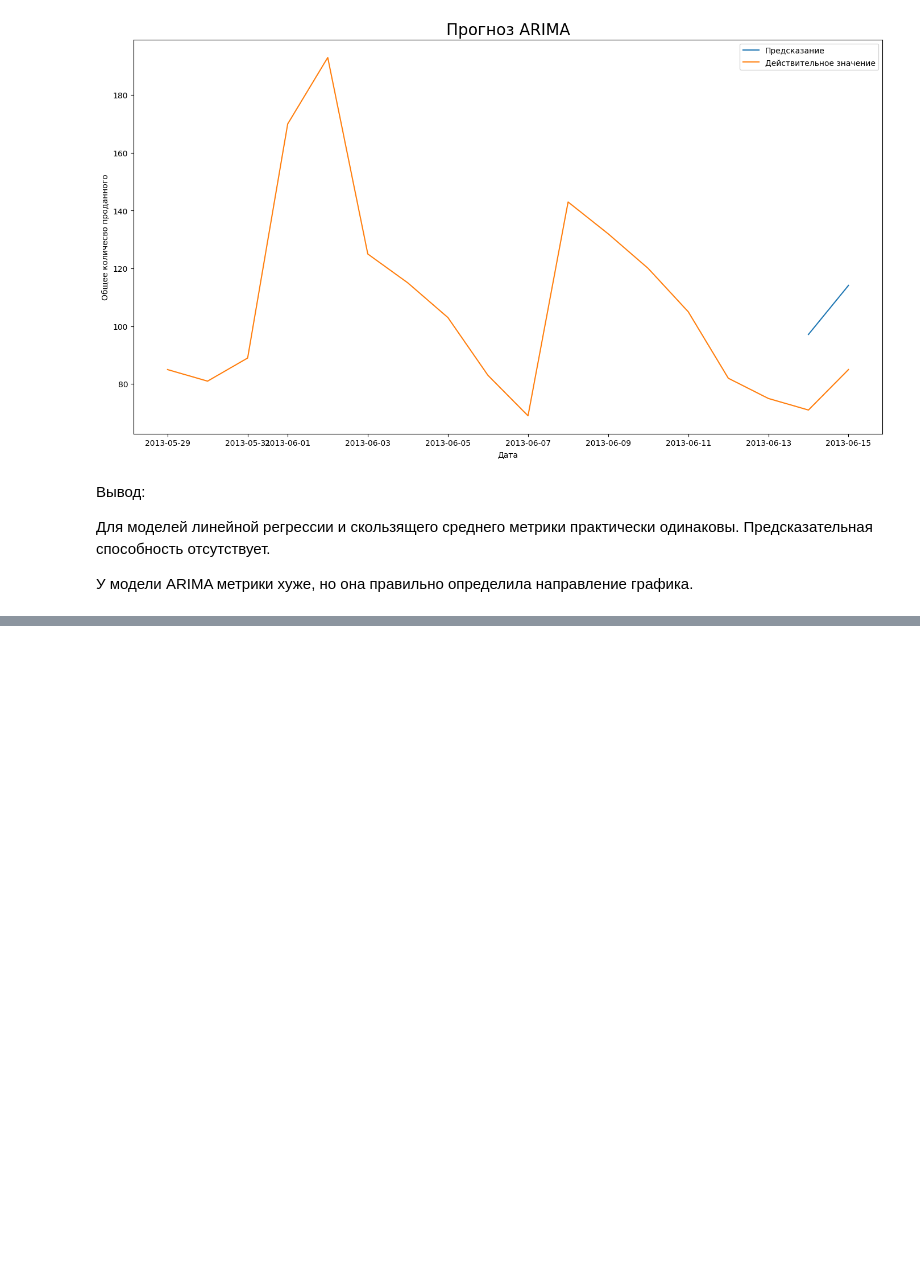
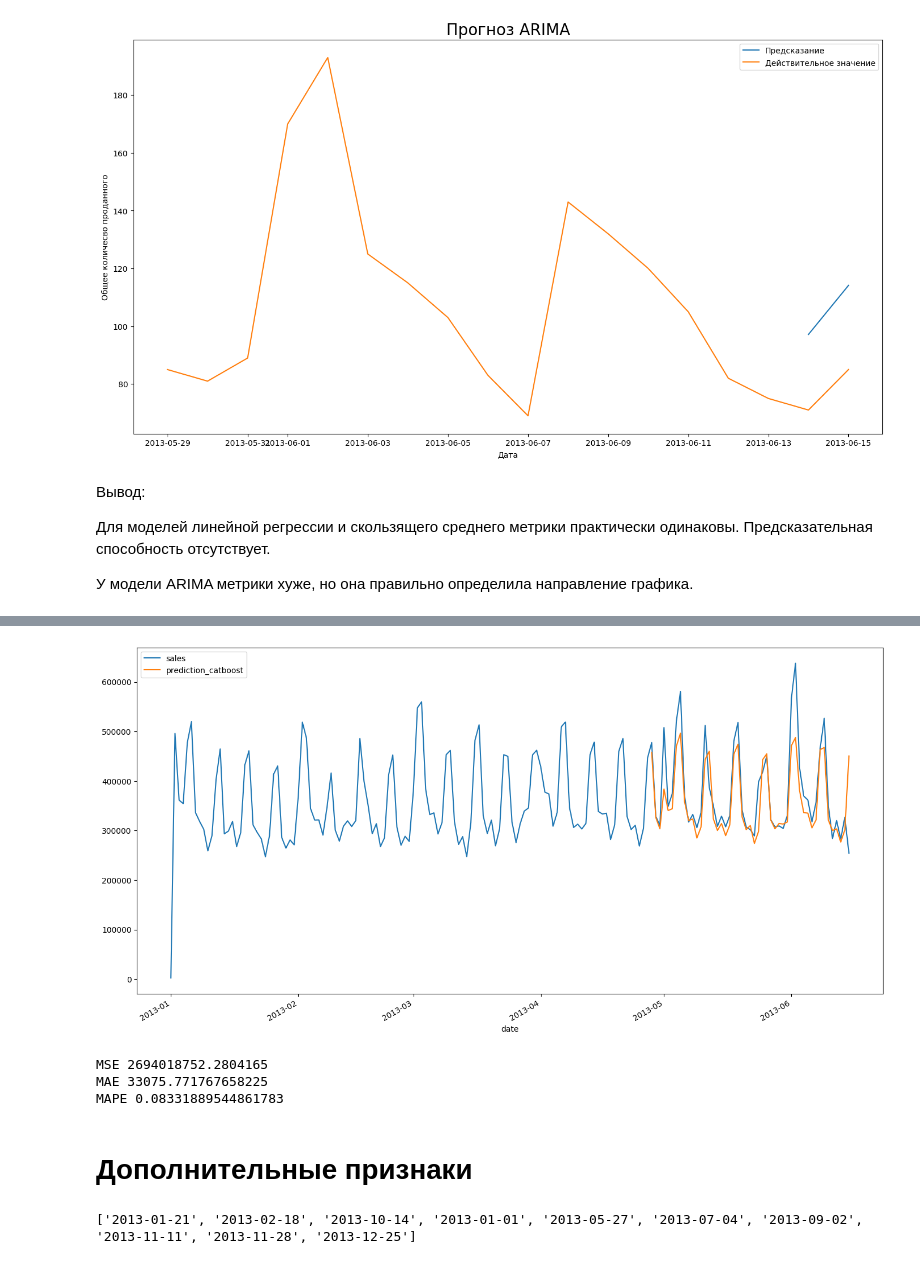
Before and after one commit to dmitruy11/-Time-series-processing., a Jupyter notebook: ПРАКТИКА.ipynb, the cells around one changed output, grey strips where cells are left out. Cells and saved outputs as stored; diff of their text form; code cells hidden in the pictures; blank space fills up the shorter version.

```diff
--- a/ПРАКТИКА.ipynb
+++ b/ПРАКТИКА.ipynb
@@ -409,0 +765,19 @@ plt.legend(loc='upper right')
+# %%
+df_test['prediction_catboost'] = cbr.predict(X_test)
+df_all = pd.concat([df_test, df_train], sort=False)
+
+
+df_all[['sales','prediction_catboost']].plot(figsize=(17, 9));
+# %% [output]
+[figure, added]
+# %%
+# Выведем ошибки.
+print('MSE', mean_squared_error(y_test, df_test['prediction_catboost']))
+print('MAE', mean_absolute_error(y_test, df_test['prediction_catboost']))
+print('MAPE', mean_absolute_percentage_error(y_test, df_test['prediction_catboost']))
+# %% [output]
+MSE 2694018752.2804165
+MAE 33075.771767658225
+MAPE 0.08331889544861783
+# %% [markdown]
+# Дополнительные признаки
@@ -409,0 +797,9 @@ plt.legend(loc='upper right')
+# %%
+
+# Получим даты праздников за 2013 год из выборки.
+us_holidays = []
+for date in hd.US(years=2013).items():
+  us_holidays.append(str(date[0]))
+print(us_holidays)
+# %% [output]
+['2013-01-21', '2013-02-18', '2013-10-14', '2013-01-01', '2013-05-27', '2013-07-04', '2013-09-02', '2013-11-11', '2013-11-28', '2013-12-25']
```
Also changed, not shown: parts of 62 cells of this notebook.
